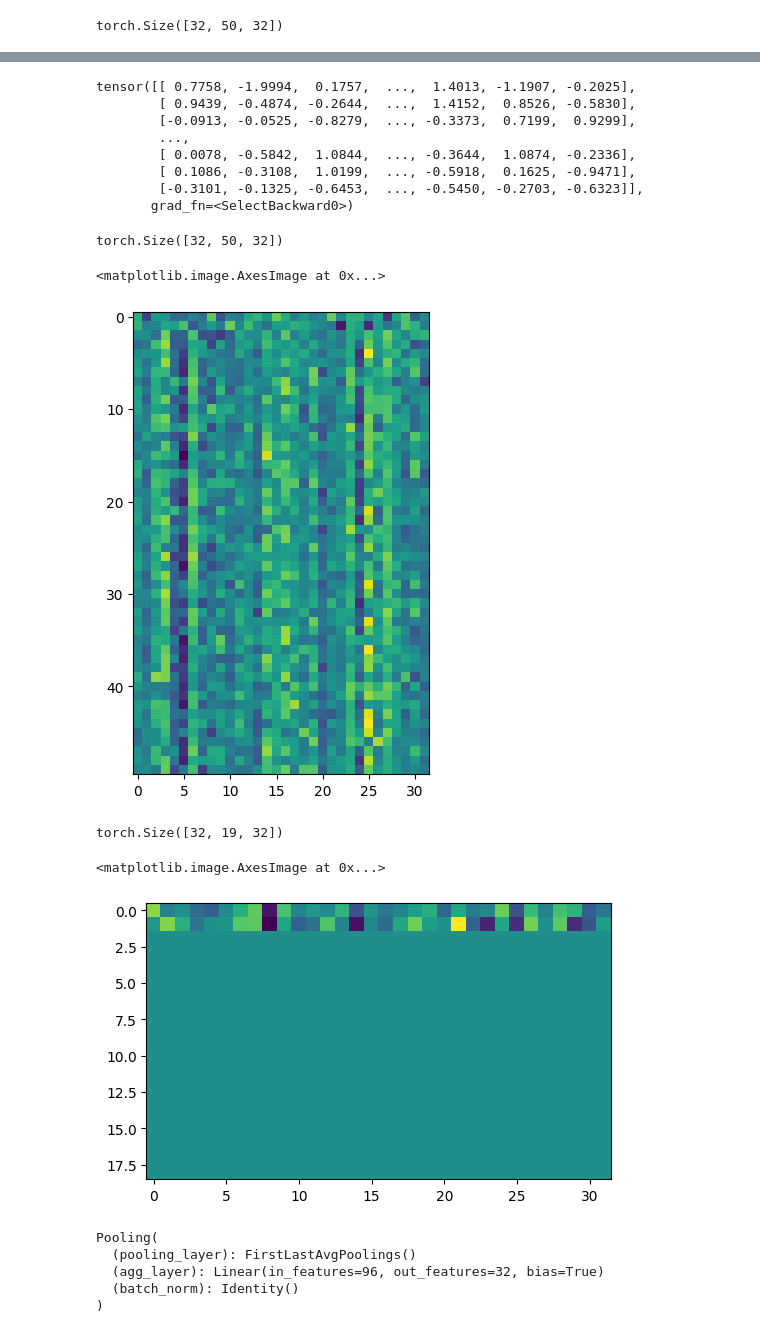
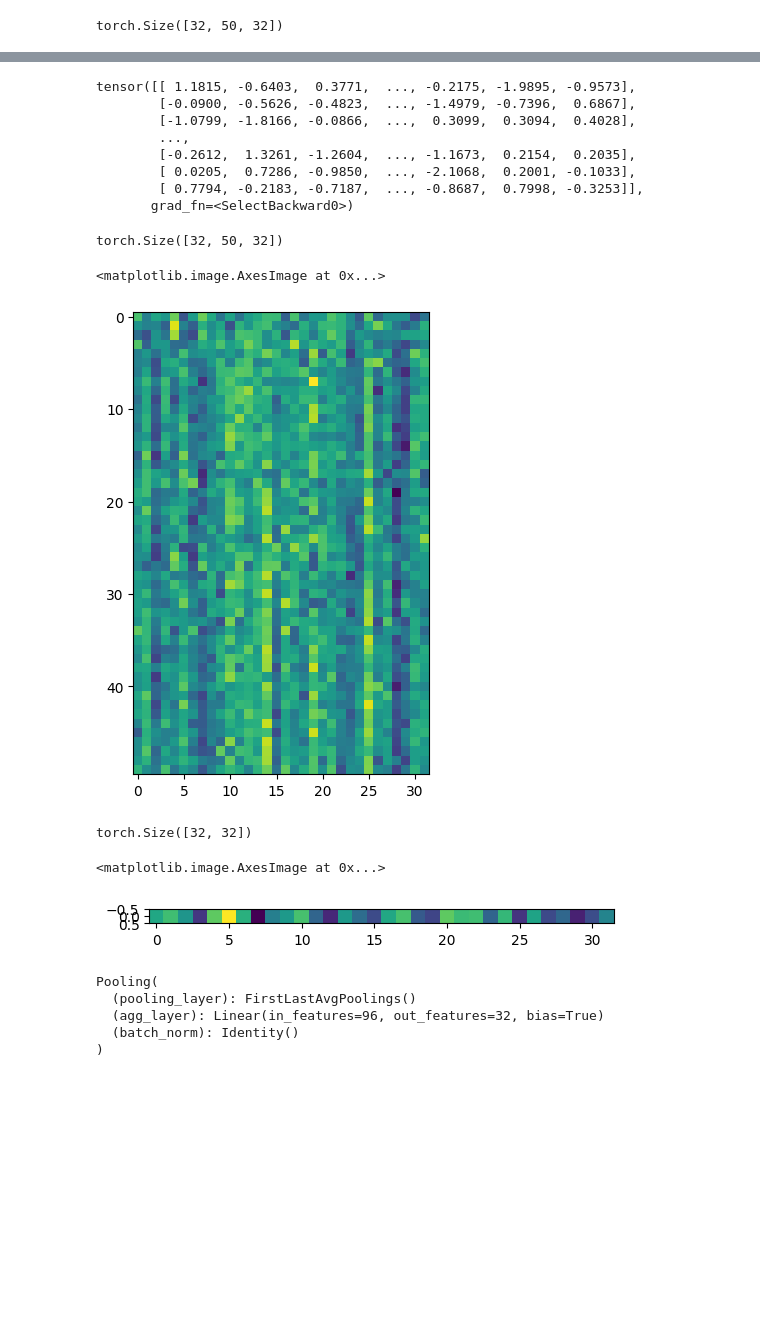
Before and after one commit to Monfin/LHT_credits-history, a Jupyter notebook: LHT_sequences.ipynb, the cells around one changed output, grey strips where cells are left out. Cells and saved outputs as stored; diff of their text form; code cells hidden in the pictures; blank space fills up the shorter version.

```diff
--- a/LHT_sequences.ipynb
+++ b/LHT_sequences.ipynb
@@ -342,6 +342,8 @@ tensor([[[ 1.6800,  2.0000,  2.4800,  ...,  0.0000,  0.0000,  0.0000],
          [ 0.4500,  0.2000,  0.2500,  ...,  0.0000,  0.0000,  0.0000]]])
 # %% [markdown]
 ## Model layers check
+# %%
+EMB_DIM = 32
 # %%
 class EmbeddingLayer(nn.Module):
     def __init__(
@@ -506,23 +509,33 @@ from src.models.components.base_transformer.positionwise_ff import PositionwiseF
 # %%
-attn = Encoder(
-    encoder_layer=EncoderLayer(
-        attention=MultiHeadAttention(32, 1),
-        feed_forward=PositionwiseFeedForward(32, activation_type="relu")
+attn = BaseTransformer(
+    Encoder(
+        encoder_layer=EncoderLayer(
+            attention=MultiHeadAttention(EMB_DIM, 1),
+            feed_forward=PositionwiseFeedForward(EMB_DIM, activation_type="gelu")
+        ),
+        n_layers=1
     ),
-    n_layers=1
+    Decoder(
+        decoder_layer=DecoderLayer(
+            src_attention=MultiHeadAttention(EMB_DIM, 2),
+            tgt_attention=MultiHeadAttention(EMB_DIM, 3),
+            feed_forward=PositionwiseFeedForward(EMB_DIM, activation_type="gelu")
+        ),
+        n_layers=2
+    )
 )
 # %%
 x_att = attn(x_enc)
 # %%
 d(x_att.sequences[0])
 # %% [output]
-tensor([[ 0.7758, -1.9994,  0.1757,  ...,  1.4013, -1.1907, -0.2025],
-        [ 0.9439, -0.4874, -0.2644,  ...,  1.4152,  0.8526, -0.5830],
-        [-0.0913, -0.0525, -0.8279,  ..., -0.3373,  0.7199,  0.9299],
+tensor([[ 1.1815, -0.6403,  0.3771,  ..., -0.2175, -1.9895, -0.9573],
+        [-0.0900, -0.5626, -0.4823,  ..., -1.4979, -0.7396,  0.6867],
+        [-1.0799, -1.8166, -0.0866,  ...,  0.3099,  0.3094,  0.4028],
         ...,
-        [ 0.0078, -0.5842,  1.0844,  ..., -0.3644,  1.0874, -0.2336],
-        [ 0.1086, -0.3108,  1.0199,  ..., -0.5918,  0.1625, -0.9471],
-        [-0.3101, -0.1325, -0.6453,  ..., -0.5450, -0.2703, -0.6323]],
+        [-0.2612,  1.3261, -1.2604,  ..., -1.1673,  0.2154,  0.2035],
+        [ 0.0205,  0.7286, -0.9850,  ..., -2.1068,  0.2001, -0.1033],
+        [ 0.7794, -0.2183, -0.7187,  ..., -0.8687,  0.7998, -0.3253]],
        grad_fn=<SelectBackward0>)
 # %%
 d(x_att.sequences.size())
@@ -535,9 +548,9 @@ ax = figure.add_subplot()
 ax.imshow(x_att.sequences[0].detach())
 # %% [output]
 <matplotlib.image.AxesImage at 0x...>
-[figure, old version]
+[figure, new version]
 # %%
-class GRUSeqToSeq(nn.Module):
+class GRUAggregator(nn.Module):
     def __init__(
             self,
             hidden_size: int,
@@ -545,7 +558,7 @@ class GRUSeqToSeq(nn.Module):
             bidirectional: bool = False,
             dropout_gru: float = 0.0
     ) -> None:
-        super(GRUSeqToSeq, self).__init__()
+        super(GRUAggregator, self).__init__()
 
         self.gru = nn.GRU(
             input_size=hidden_size,
@@ -567,35 +580,31 @@ class GRUSeqToSeq(nn.Module):
             enforce_sorted=False
         )
 
-        state, _ = self.gru(packed_sequences)
-
-        padded_state, _ = torch.nn.utils.rnn.pad_packed_sequence(state, batch_first=True)
-
-        # unpacked_sequences = torch.nn.utils.rnn.unpack_sequence(packed_sequences=packed_sequences)
+        _, hidden_state = self.gru(packed_sequences)
 
         return SingleForwardState(
-            sequences=padded_state,
+            sequences=hidden_state[-1],
             mask=x.mask
         )
 # %%
-x_gru_ = GRUSeqToSeq(
-    hidden_size=32,
-    num_layers_gru=1
+x_gru_ = GRUAggregator(
+    hidden_size=EMB_DIM,
+    num_layers_gru=2
 )
 # %%
 x_gru = x_gru_(x_att)
 # %%
 d(x_gru.sequences.size())
 # %% [output]
-torch.Size([32, 19, 32])
+torch.Size([32, 32])
 # %%
 figure = plt.figure(figsize=(6, 6))
 
 ax = figure.add_subplot()
-ax.imshow(x_gru.sequences[0].detach())
+ax.imshow(x_gru.sequences[0].detach().unsqueeze(dim=0))
 # %% [output]
 <matplotlib.image.AxesImage at 0x...>
-[figure, old version]
+[figure, new version]
 # %%
 from src.models.components.pooling.agg_pooling import ConvPooling
 # %%
```
Also changed, not shown: parts of 5 cells of this notebook, 3 other files.
